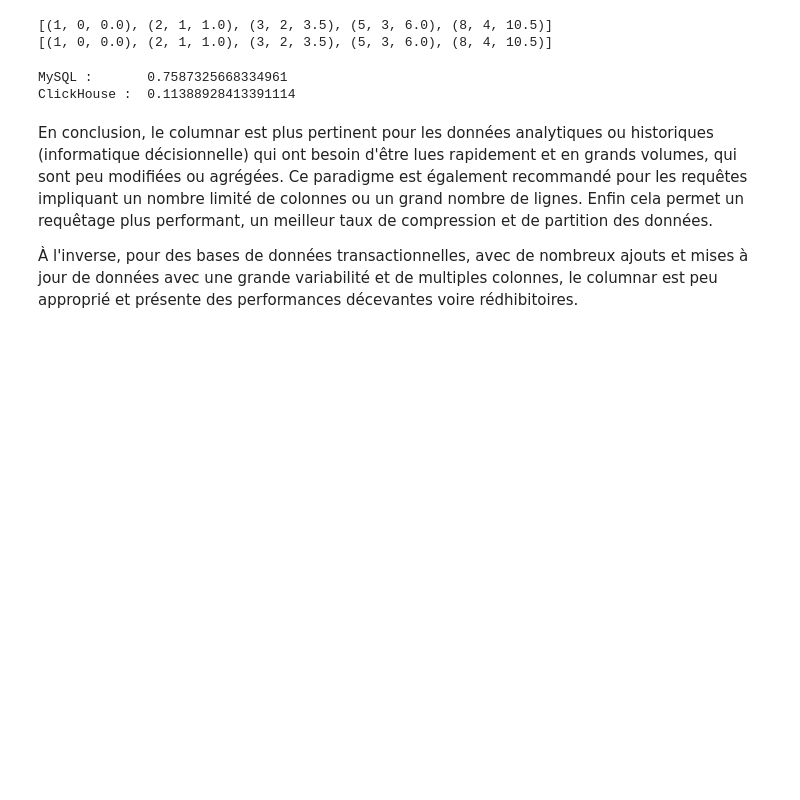
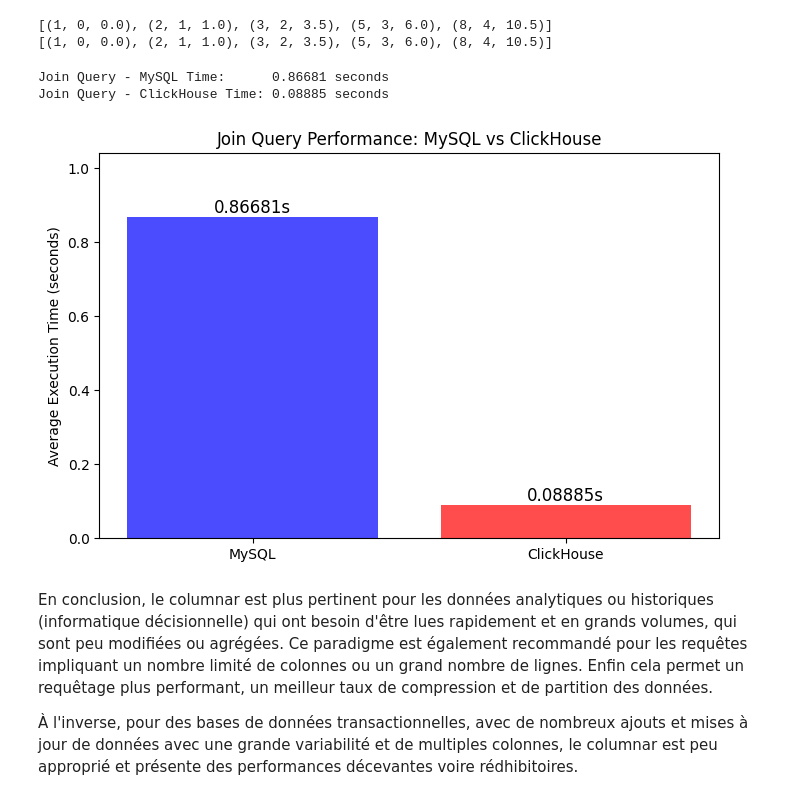
Before and after one commit to qrabilloud/columnar_tuto, a Jupyter notebook: tutorial.ipynb, the cells around one changed output. Saved outputs shown, nothing was run; the diff lists cells and outputs as text; code cells hidden in the pictures; blank space fills up the shorter version.

```diff
--- a/tutorial.ipynb
+++ b/tutorial.ipynb
@@ -446,21 +581,40 @@ print(resultcol.result_rows)
 # %% [output]
 [(1, 0, 0.0), (2, 1, 1.0), (3, 2, 3.5), (5, 3, 6.0), (8, 4, 10.5)]
 [(1, 0, 0.0), (2, 1, 1.0), (3, 2, 3.5), (5, 3, 6.0), (8, 4, 10.5)]
-# %%
-query = "SELECT * FROM nyc_taxi JOIN special_rule ON nyc_taxi.passenger_count = special_rule.passenger WHERE tip_amount < 10 * fare_amount"
-iterations = 25
-t0 = time.time()
-for i in range(iterations) :
-    resultsql = sql_query(query)
-t1 = time.time()
-for i in range(iterations) :
-    resultcol = client.query(query)
-t2 = time.time()
-print("MySQL :      ", (t1 - t0)/iterations)
-print("ClickHouse : ", (t2 - t1)/iterations)
-# %% [output]
-MySQL :       0.7587325668334961
-ClickHouse :  0.11388928413391114
+# %%
+query_join = "SELECT * FROM nyc_taxi JOIN special_rule ON nyc_taxi.passenger_count = special_rule.passenger WHERE tip_amount < 10 * fare_amount"
+iterations = 25
+
+t0_mysql_join = time.time()
+for _ in range(iterations):
+    resultsql = sql_query(query_join)
+t1_mysql_join = time.time()
+mysql_join_time = (t1_mysql_join - t0_mysql_join) / iterations
+
+t0_clickhouse_join = time.time()
+for _ in range(iterations):
+    resultcol = client.query(query_join)
+t1_clickhouse_join = time.time()
+clickhouse_join_time = (t1_clickhouse_join - t0_clickhouse_join) / iterations
+
+print("Join Query - MySQL Time:      {:.5f} seconds".format(mysql_join_time))
+print("Join Query - ClickHouse Time: {:.5f} seconds".format(clickhouse_join_time))
+
+databases = ["MySQL", "ClickHouse"]
+times_join = [mysql_join_time, clickhouse_join_time]
+
+plt.figure(figsize=(8, 5))
+plt.bar(databases, times_join, color=['blue', 'red'], alpha=0.7)
+plt.ylabel("Average Execution Time (seconds)")
+plt.title("Join Query Performance: MySQL vs ClickHouse")
+plt.ylim(0, max(times_join) * 1.2)
+plt.text(0, mysql_join_time, f"{mysql_join_time:.5f}s", ha='center', va='bottom', fontsize=12)
+plt.text(1, clickhouse_join_time, f"{clickhouse_join_time:.5f}s", ha='center', va='bottom', fontsize=12)
+plt.show()
+# %% [output]
+Join Query - MySQL Time:      0.86681 seconds
+Join Query - ClickHouse Time: 0.08885 seconds
+[figure, added]
 # %% [markdown]
 En conclusion, le columnar est plus pertinent pour les données analytiques ou historiques (informatique décisionnelle) qui ont besoin d'être lues rapidement et en grands volumes, qui sont peu modifiées ou agrégées. Ce paradigme est également recommandé pour les requêtes impliquant un nombre limité de colonnes ou un grand nombre de lignes. Enfin cela permet un requêtage plus performant, un meilleur taux de compression et de partition des données.
 
```
Also changed, not shown: parts of 18 cells of this notebook, 1 other file.
